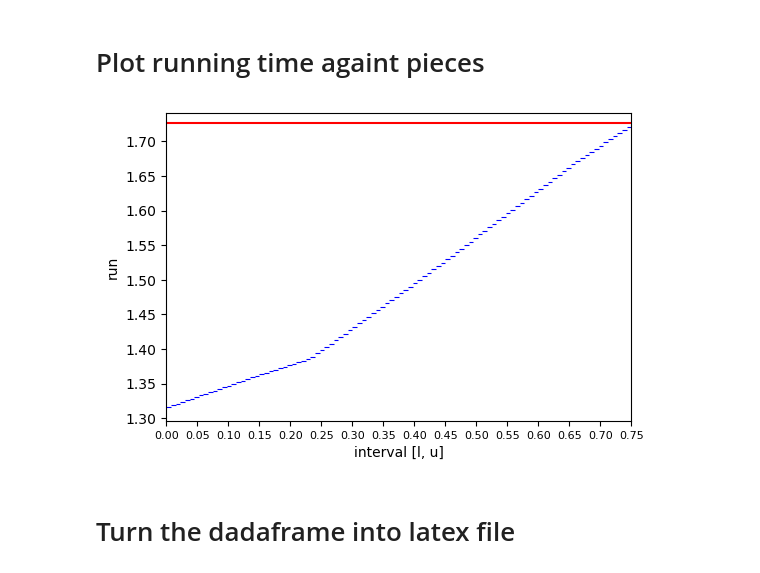
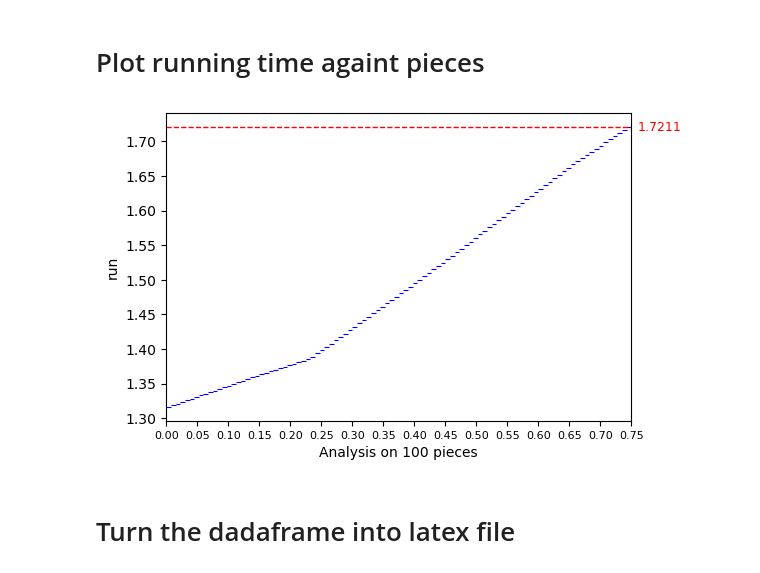
Before and after one commit to algo-unsw/coloring_pwa, a Jupyter notebook: fourc/fourc.ipynb, the cells around one changed output. Drawn from its saved outputs; the diff is of its cells as text; code cells hidden in the pictures.

```diff
--- a/fourc/fourc.ipynb
+++ b/fourc/fourc.ipynb
@@ -120,29 +120,41 @@ df_appendix.head()
 # %%
 plt.figure(figsize=(6, 4))
 
 # draw each [l, u] interval at height run
 for _, row in df_appendix.iterrows():
     plt.hlines(
         y=row["run"],
         xmin=row["l"],
         xmax=row["u"],
         color='blue',
         linewidth=0.8
     )
 
 # your red reference line
-plt.axhline(y=record, color='r')
+# plt.axhline(y=record, color='r')
+last_run = df_appendix.iloc[-1]["run"]
+plt.axhline(y=last_run, color='red', linestyle='--', linewidth=1)
+
+# --- print the value on the plot ---
+plt.text(
+    0.76,                # x position (slightly to the right of the plot)
+    last_run,            # y position
+    f"{last_run:.4f}",   # displayed text
+    color='red',
+    va='center',
+    fontsize=9
+)
 
 plt.xlim(0, 0.75)
 plt.xticks(np.arange(0, 0.751, 0.05))
 plt.tick_params(axis='x', labelsize=8)
 
-plt.xlabel("interval [l, u]")
+plt.xlabel(f"Analysis on {len(df_solver_result)} pieces")
 plt.ylabel("run")
 
 plt.show()
 # %% [output]
-[figure, old version]
+[figure, new version]
 # %%
 # # plt.scatter(df_appendix["u"], df_appendix["run"], s=0.1)
 # plt.scatter(df_appendix["u"], df_appendix["run"], s=6000, marker="_")
```
Also changed, not shown: 1 other file.
